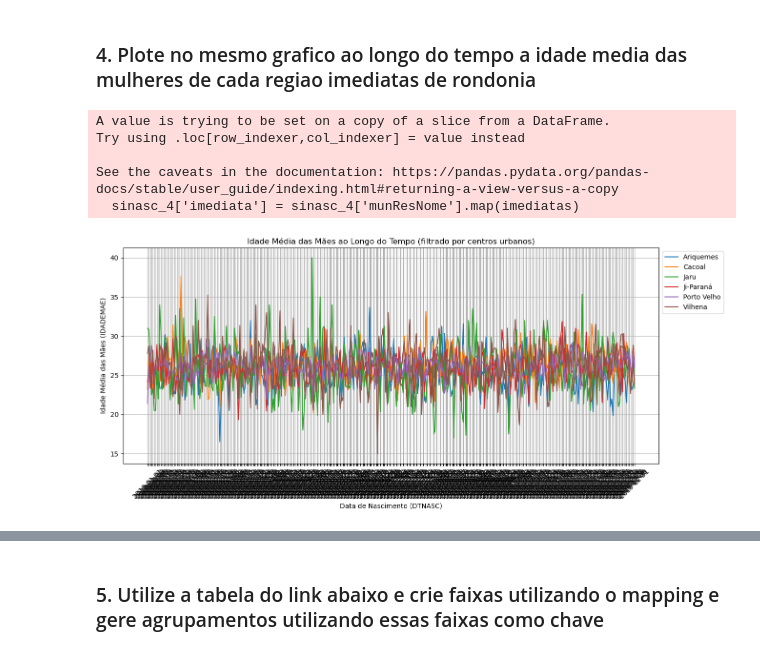
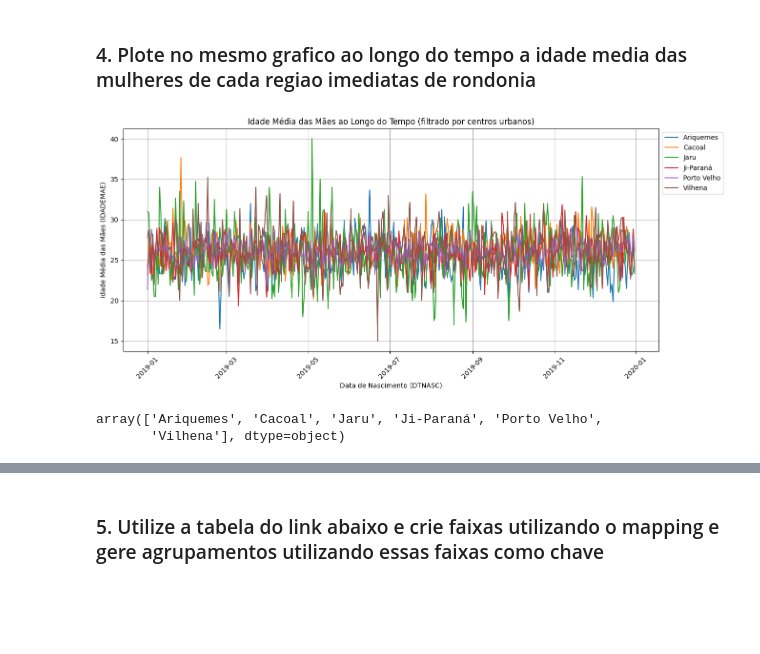
Before and after one commit to MacielGithub/Exercicios_EBAC, a Jupyter notebook: M9_E2.ipynb, the cells around one changed output, grey strips where cells are left out. Saved outputs shown, nothing was run; the diff lists cells and outputs as text; code cells hidden in the pictures; blank space fills up the shorter version.

```diff
--- a/M9_E2.ipynb
+++ b/M9_E2.ipynb
@@ -203,34 +195,37 @@ imediatas = {
 # %%
 colunas_4 = ['munResNome', 'IDADEMAE', 'DTNASC']
 
-sinasc_4 = sinasc_raw[colunas_4]
+sinasc_4 = sinasc_raw[colunas_4].copy()
 sinasc_4['imediata'] = sinasc_4['munResNome'].map(imediatas)
 
 colunas_4 = ['imediata', 'IDADEMAE', 'DTNASC']
-sinasc_4 = sinasc_4[colunas_4]
+sinasc_4 = sinasc_4[colunas_4].copy()
+
+# converter coluna de datas para formato correspondente
+sinasc_4['DTNASC'] = pd.to_datetime(sinasc_4['DTNASC'])
 
 sinasc_agrupado = sinasc_4.groupby(['DTNASC', 'imediata'])['IDADEMAE'].mean().reset_index()
 
 plt.figure(figsize=(12, 6))
 
 for imediata in sinasc_agrupado['imediata'].unique():
     dados_filtrados = sinasc_agrupado[sinasc_agrupado['imediata'] == imediata]
     plt.plot(dados_filtrados['DTNASC'], dados_filtrados['IDADEMAE'], label=imediata)
 
 # Customizando o gráfico
 plt.title('Idade Média das Mães ao Longo do Tempo (filtrado por centros urbanos)')
 plt.xlabel('Data de Nascimento (DTNASC)')
 plt.ylabel('Idade Média das Mães (IDADEMAE)')
 plt.xticks(rotation=45)  # Rotacionar os rótulos das datas para melhor visualização
 plt.legend(title='Centros Urbanos')
 plt.grid(True)
 plt.tight_layout()
 plt.legend(loc='upper left', bbox_to_anchor=(1, 1))
 plt.show()
 # %% [output]
-A value is trying to be set on a copy of a slice from a DataFrame.
-Try using .loc[row_indexer,col_indexer] = value instead
-
-See the caveats in the documentation: https://pandas.pydata.org/pandas-docs/stable/user_guide/indexing.html#returning-a-view-versus-a-copy
-  sinasc_4['imediata'] = sinasc_4['munResNome'].map(imediatas)
-[figure, old version]
+[figure, new version]
+# %%
+sinasc_agrupado['imediata'].unique()
+# %% [output]
+array(['Ariquemes', 'Cacoal', 'Jaru', 'Ji-Paraná', 'Porto Velho',
+       'Vilhena'], dtype=object)
```
Also changed, not shown: parts of 5 cells of this notebook, 1 other file.
